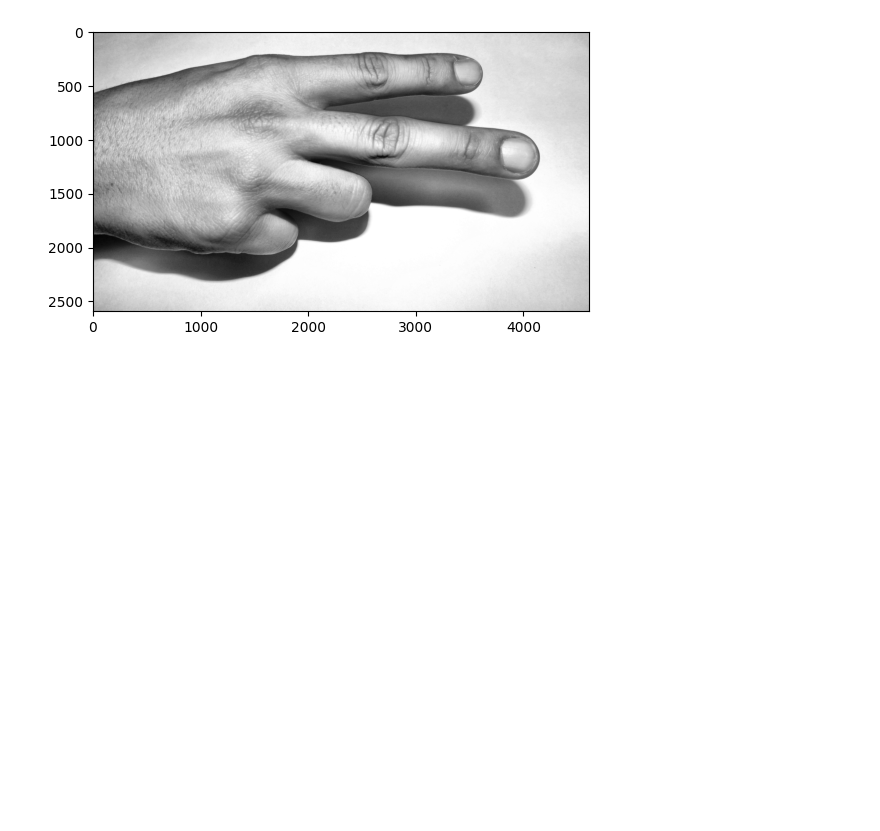
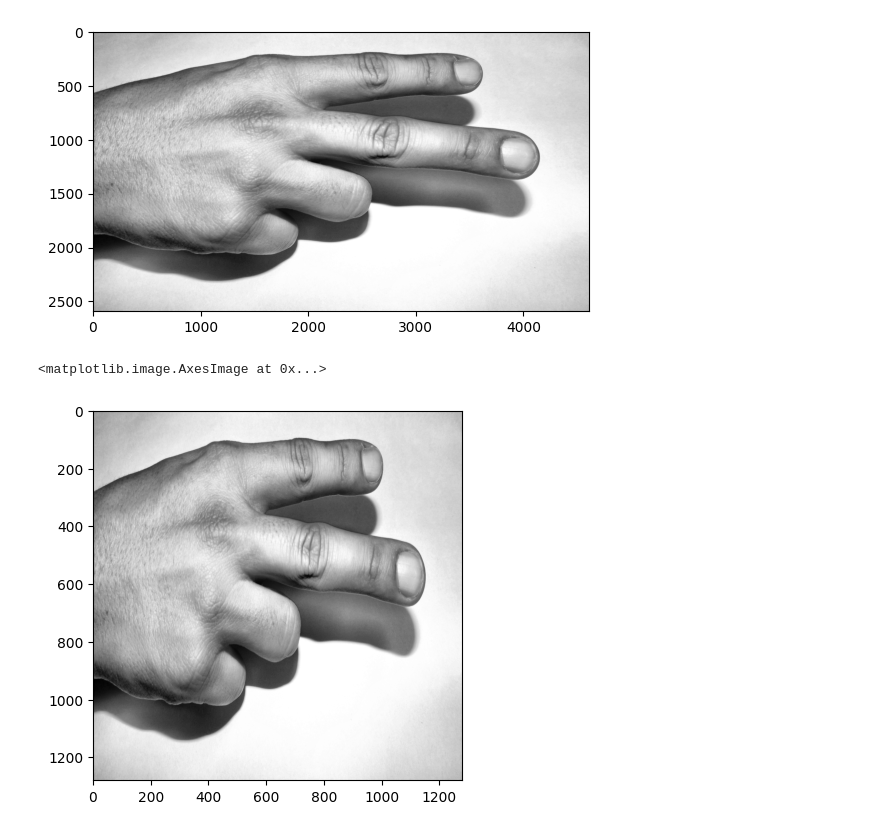
Before and after one commit to AhmedAlaa2024/Hand-Gesture-Recognition, a Jupyter notebook: Preprocessing/HOG.ipynb, the cells around one changed output. Saved outputs shown, nothing was run; the diff lists cells and outputs as text; code cells hidden in the pictures; blank space fills up the shorter version.

Commit message:
Resize the image

```diff
--- a/Preprocessing/HOG.ipynb
+++ b/Preprocessing/HOG.ipynb
@@ -39,3 +39,17 @@ plt.imshow(normalized_image, cmap='gray')
 # %% [output]
 <matplotlib.image.AxesImage at 0x...>
 [figure]
+# %%
+# Resize the image:
+# HOG works best on images that are scaled to a consistent size. Resizing the image can also help to reduce computation time.
+
+size = (128, 128)  # or whatever size you want
+
+# Resizes an image to the specified size.
+resized_image = cv2.resize(normalized_image,(1280,1280))
+
+# Display the image
+plt.imshow(resized_image, cmap='gray')
+# %% [output]
+<matplotlib.image.AxesImage at 0x...>
+[figure, added]
```
